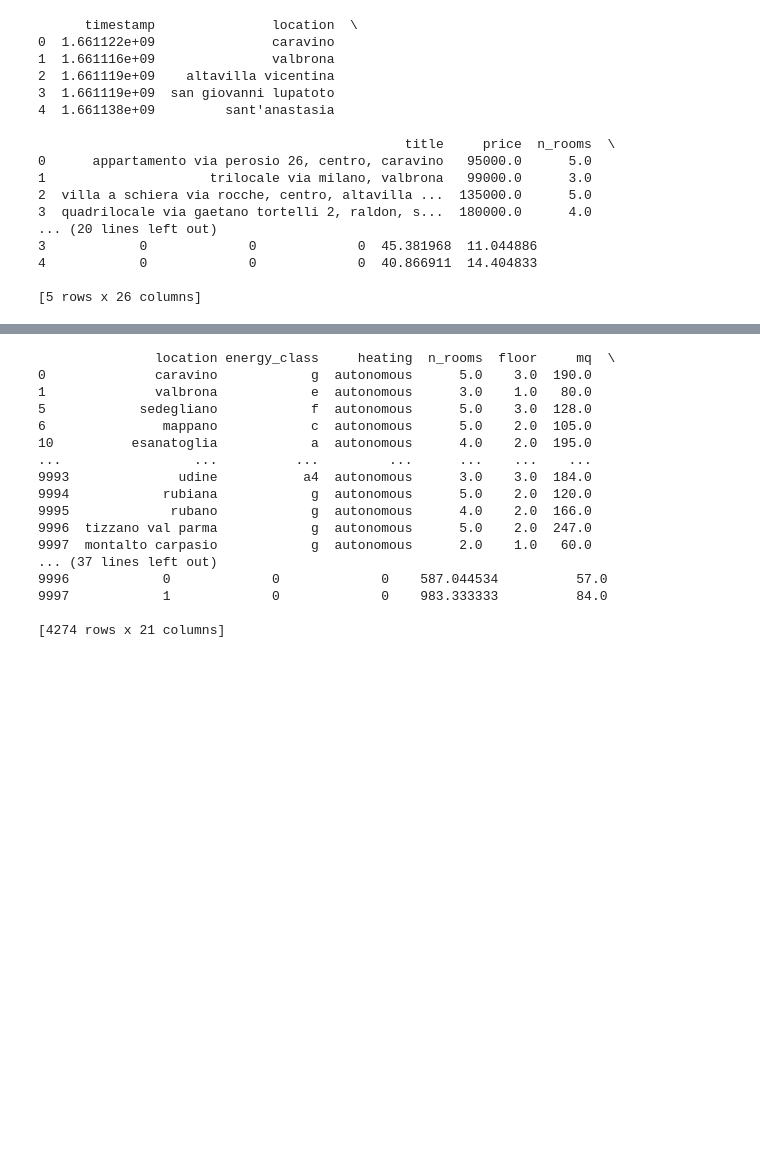
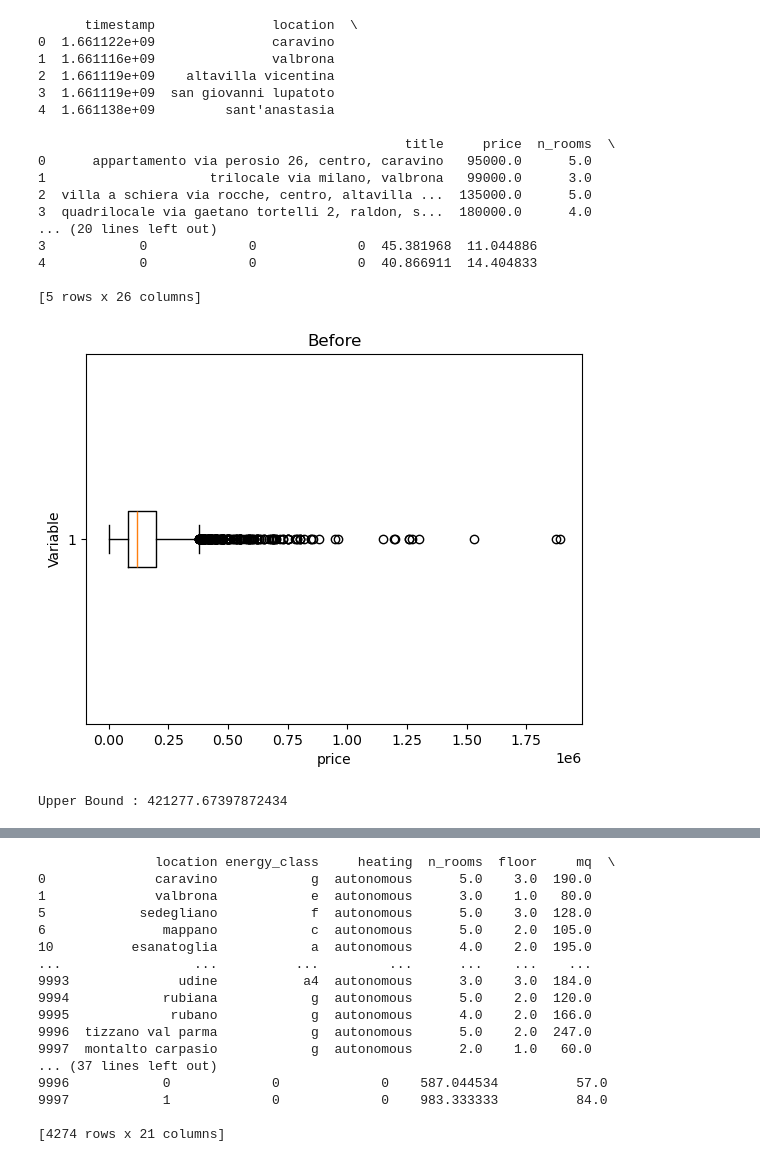
Before and after one commit to SergioM2/icd2024, a Jupyter notebook: practices/Practica 3/Practica 3.ipynb, the cells around one changed output, grey strips where cells are left out. Cells and saved outputs as stored; diff of their text form; code cells hidden in the pictures; blank space fills up the shorter version.

```diff
--- a/practices/Practica 3/Practica 3.ipynb
+++ b/practices/Practica 3/Practica 3.ipynb
@@ -697,0 +694,22 @@ y_true = test_data['price']
+# %%
+plt.boxplot(test_data['price'], vert=False)
+plt.ylabel('Variable')
+plt.xlabel('price')
+plt.title('Before')
+plt.show()
+# %% [output]
+[figure, added]
+# %%
+# calculate summary statistics
+mean = test_data['price'].mean()
+std  = test_data['price'].std()
+
+# Calculate the lower and upper bounds
+upper_bound = mean + std*2
+
+print('Upper Bound :',upper_bound)
+
+# Drop the outliers
+test_1 = test_data[test_data['price'] <= upper_bound]
+# %% [output]
+Upper Bound : 421277.67397872434
```
Also changed, not shown: parts of 9 cells of this notebook, 4 other files.
